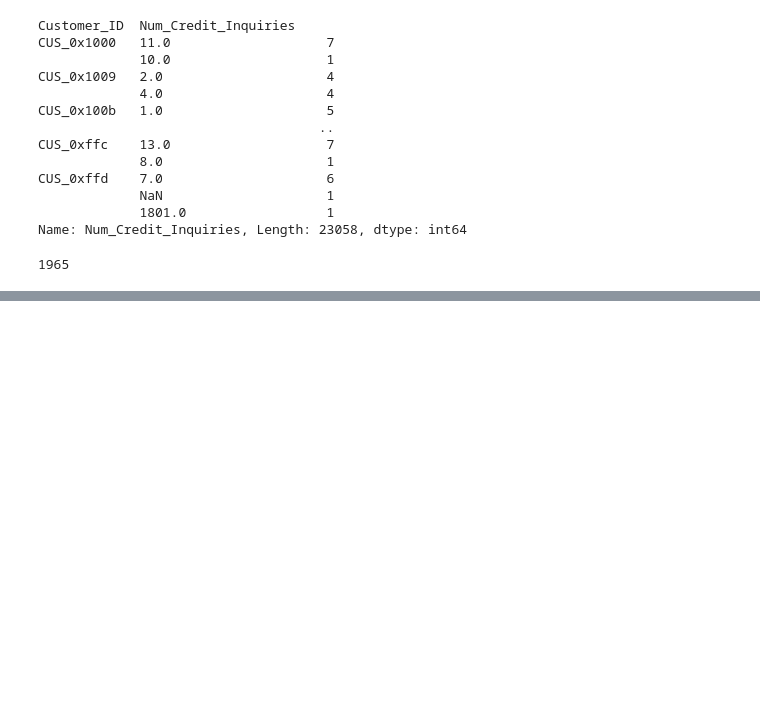
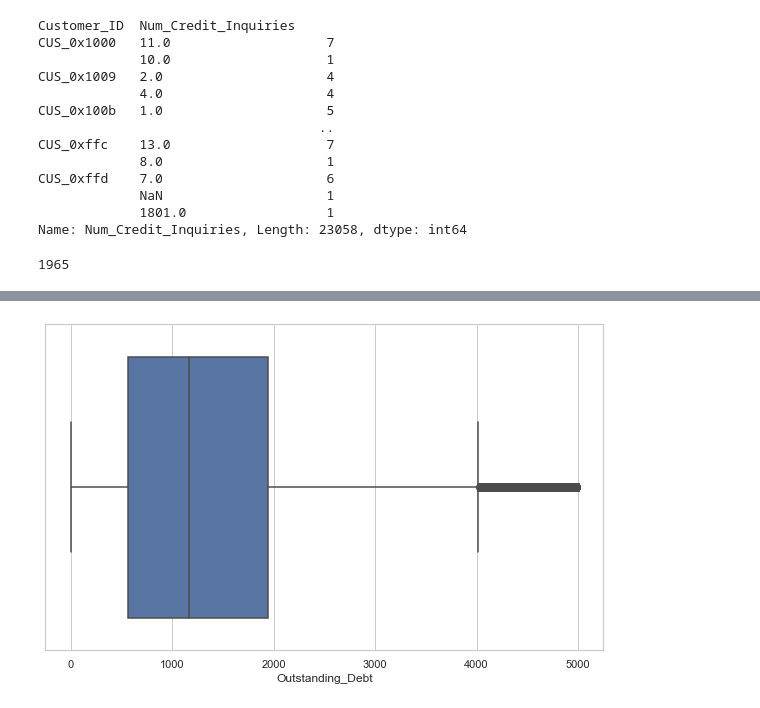
Before and after one commit to ilknurozcelik/DA_Assignments_and_Projects, a Jupyter notebook: 02-Projects/GROUP_11_PROJECTS/Credit_Score_Project/Credit_Score_Project_new.ipynb, the cells around one changed output, grey strips where cells are left out. Cells and saved outputs as stored; diff of their text form; code cells hidden in the pictures; blank space fills up the shorter version.

```diff
--- a/02-Projects/GROUP_11_PROJECTS/Credit_Score_Project/Credit_Score_Project_new.ipynb
+++ b/02-Projects/GROUP_11_PROJECTS/Credit_Score_Project/Credit_Score_Project_new.ipynb
@@ -823,0 +1160,4 @@ Name: Num_Credit_Inquiries, Length: 23058, dtype: int64
+# %%
+sns.boxplot(df_train.Outstanding_Debt);
+# %% [output]
+[figure, added]
```
Also changed, not shown: parts of 88 cells of this notebook.
